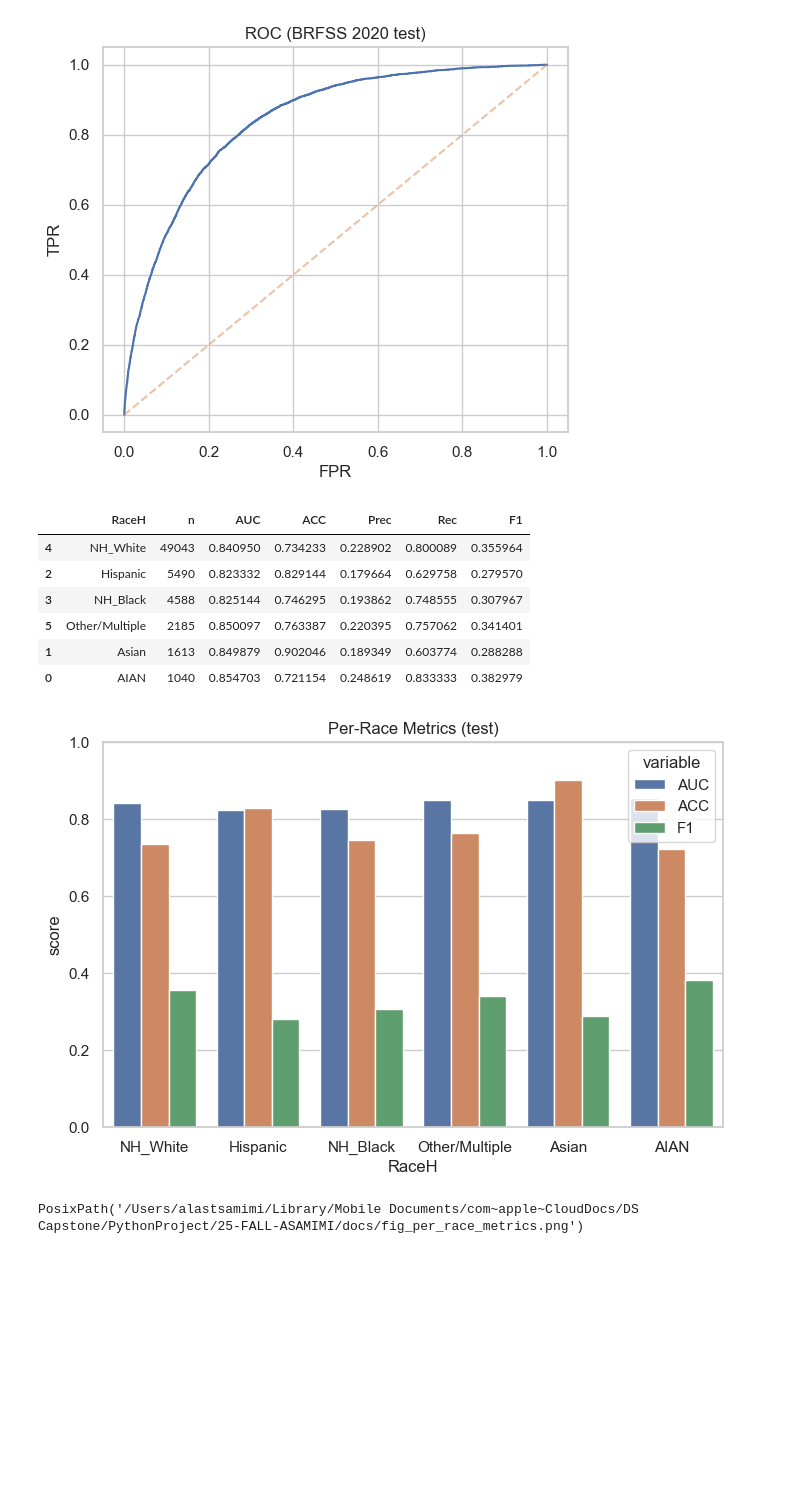
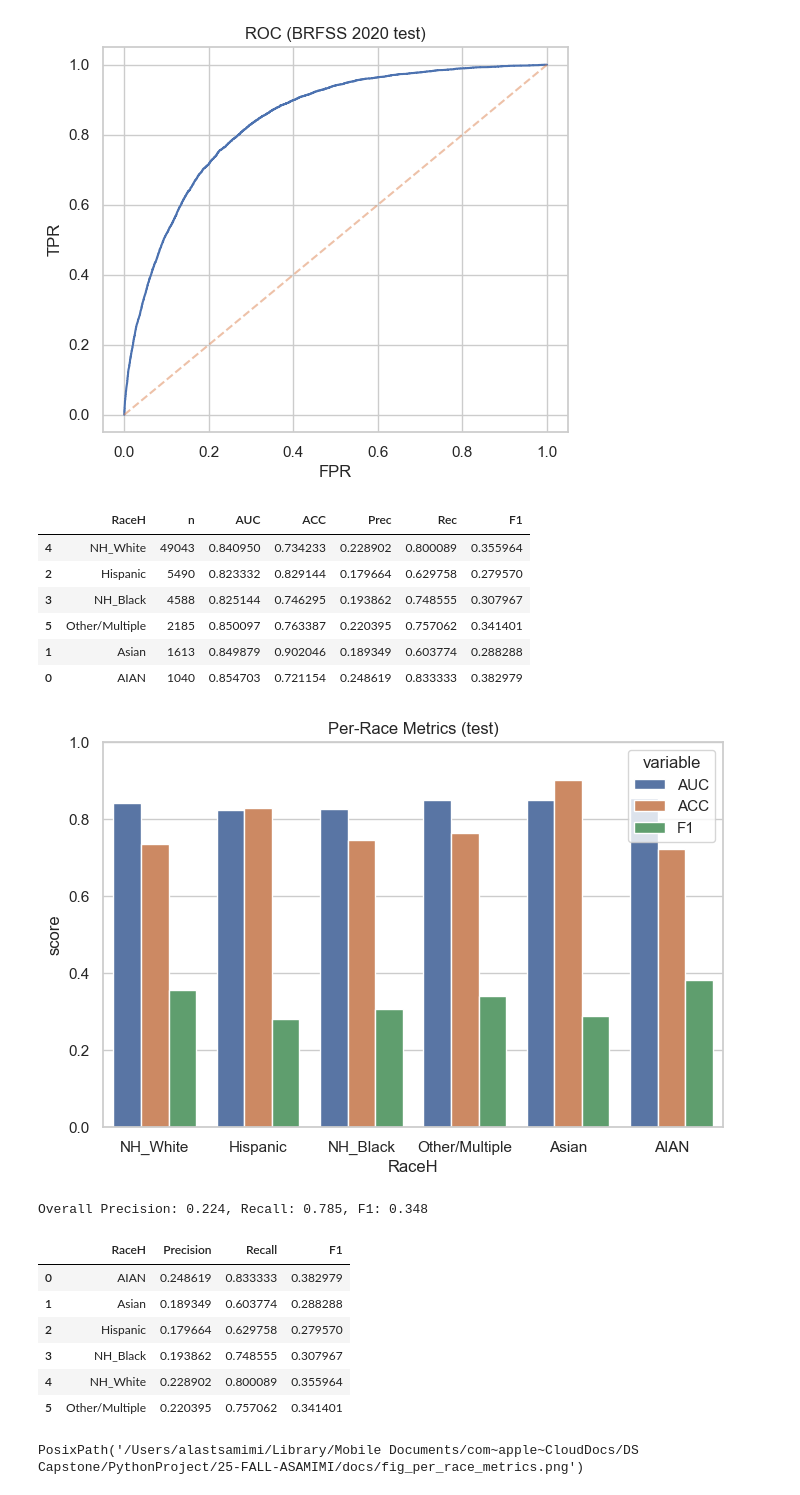
Before and after one commit to asamimi3/25-FALL-ASAMIMI, a Jupyter notebook: notebooks/eda1.ipynb, the cells around one changed output. Cells and saved outputs as stored; diff of their text form; code cells hidden in the pictures; blank space fills up the shorter version.

```diff
--- a/notebooks/eda1.ipynb
+++ b/notebooks/eda1.ipynb
@@ -288,33 +288,67 @@ def group_metrics(df, score_col="score", y_col="y", thr=0.5):
         sub = sub.dropna(subset=[score_col])
         if len(sub) < 50:
             continue
         y_true = sub[y_col].to_numpy()
         y_hat  = (sub[score_col].to_numpy() >= thr).astype(int)
         auc_g  = roc_auc_score(y_true, sub[score_col]) if len(np.unique(y_true))>1 else np.nan
         acc_g  = accuracy_score(y_true, y_hat)
         prec_g, rec_g, f1_g, _ = precision_recall_fscore_support(y_true, y_hat, average="binary", zero_division=0)
         out.append({"RaceH": g, "n": len(sub), "AUC": auc_g, "ACC": acc_g, "Prec": prec_g, "Rec": rec_g, "F1": f1_g})
     return pd.DataFrame(out).sort_values("n", ascending=False)
 
 fair = group_metrics(score_df.query("split=='test'"))
 display(fair)
 
 plt.figure(figsize=(8,5))
 sns.barplot(
     data=fair.melt(id_vars=["RaceH","n"], value_vars=["AUC","ACC","F1"]),
     x="RaceH", y="value", hue="variable"
 )
 plt.ylim(0,1); plt.title("Per-Race Metrics (test)"); plt.ylabel("score")
 plt.show()
+
+#F1
+from sklearn.metrics import precision_recall_fscore_support
+
+# y_true = actual labels, y_pred = model predictions
+y_pred = (proba_test > 0.5).astype(int)
+
+# Overall F1 score
+prec, rec, f1, _ = precision_recall_fscore_support(y_test, y_pred, average='binary')
+print(f"Overall Precision: {prec:.3f}, Recall: {rec:.3f}, F1: {f1:.3f}")
+
+#compute by race
+# Combine test data, true labels, predictions, and race column
+df = X_test.copy()
+df["y_true"] = y_test
+df["y_pred"] = y_pred
+df["RaceH"] = brfss20_eda.loc[X_test.index, "RaceH"].values
+
+metrics_by_race = []
+
+for race in sorted(df["RaceH"].unique()):
+    idx = df["RaceH"] == race
+    prec, rec, f1, _ = precision_recall_fscore_support(y_test[idx], y_pred[idx], average='binary')
+    metrics_by_race.append({"RaceH": race, "Precision": prec, "Recall": rec, "F1": f1})
+
+pd.DataFrame(metrics_by_race)
 # %% [output]
 |  | RaceH | n | AUC | ACC | Prec | Rec | F1 |
 | 4 | NH_White | 49043 | 0.840950 | 0.734233 | 0.228902 | 0.800089 | 0.355964 |
 | 2 | Hispanic | 5490 | 0.823332 | 0.829144 | 0.179664 | 0.629758 | 0.279570 |
 | 3 | NH_Black | 4588 | 0.825144 | 0.746295 | 0.193862 | 0.748555 | 0.307967 |
 | 5 | Other/Multiple | 2185 | 0.850097 | 0.763387 | 0.220395 | 0.757062 | 0.341401 |
 | 1 | Asian | 1613 | 0.849879 | 0.902046 | 0.189349 | 0.603774 | 0.288288 |
 | 0 | AIAN | 1040 | 0.854703 | 0.721154 | 0.248619 | 0.833333 | 0.382979 |
 [figure]
+Overall Precision: 0.224, Recall: 0.785, F1: 0.348
+|  | RaceH | Precision | Recall | F1 |
+| 0 | AIAN | 0.248619 | 0.833333 | 0.382979 |
+| 1 | Asian | 0.189349 | 0.603774 | 0.288288 |
+| 2 | Hispanic | 0.179664 | 0.629758 | 0.279570 |
+| 3 | NH_Black | 0.193862 | 0.748555 | 0.307967 |
+| 4 | NH_White | 0.228902 | 0.800089 | 0.355964 |
+| 5 | Other/Multiple | 0.220395 | 0.757062 | 0.341401 |
 # %%
 # F4 — example: save the last figure
 fig_path = DOCS / "fig_per_race_metrics.png"
```
Also changed, not shown: parts of 2 cells of this notebook, 1 other file.
